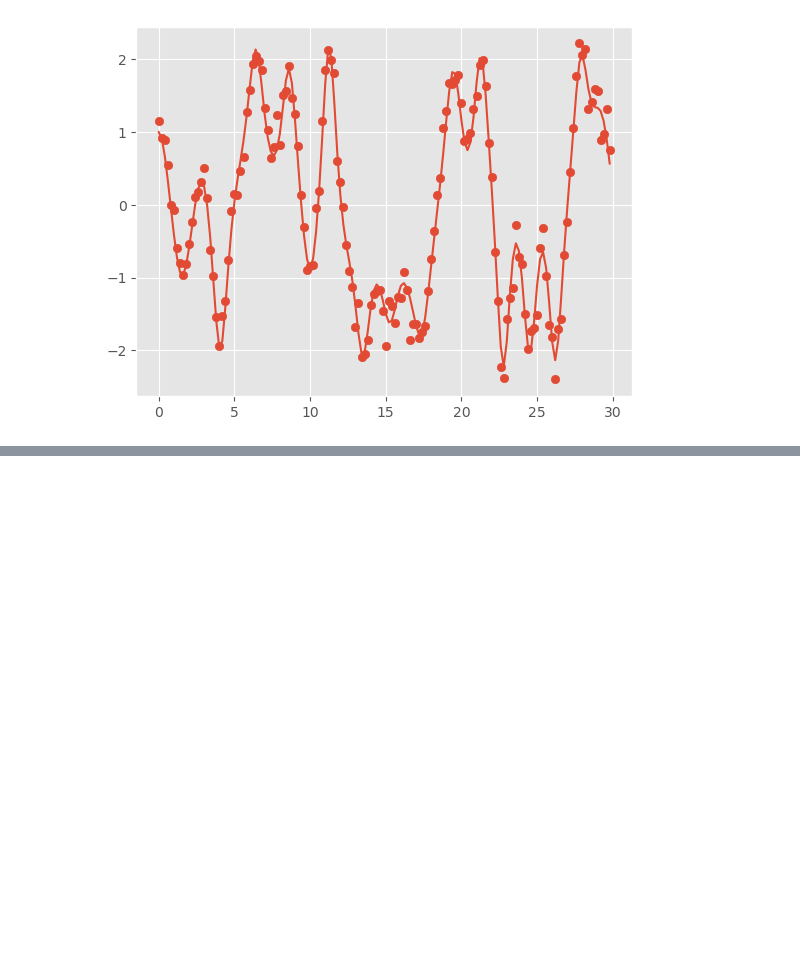
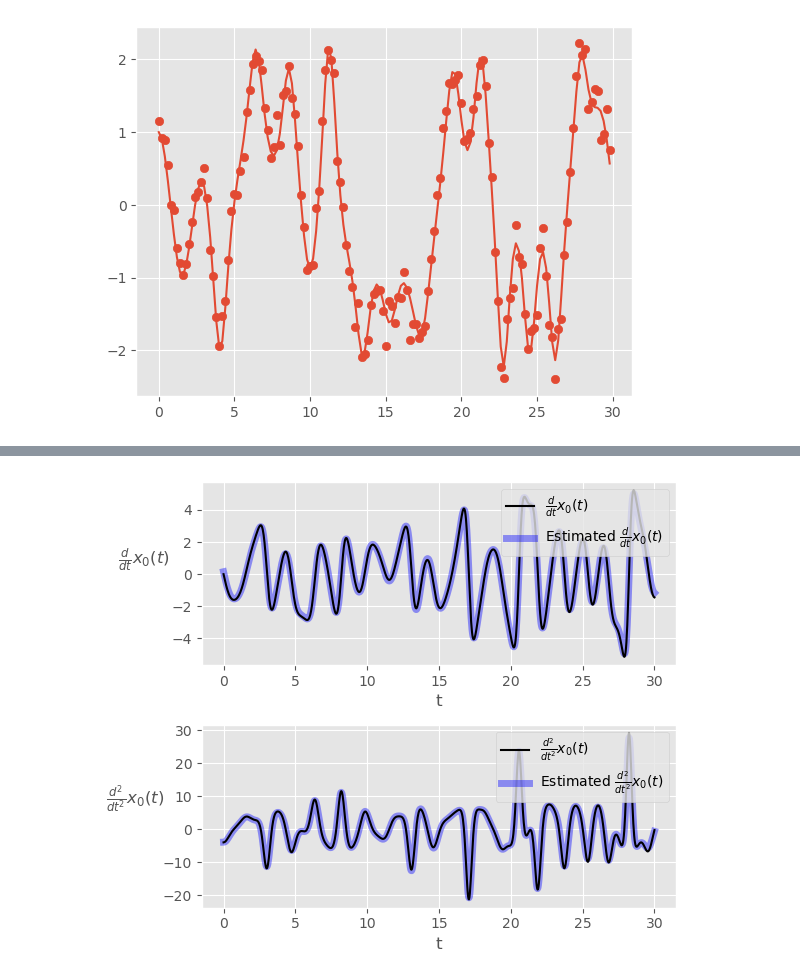
Before and after one commit to AHsu98/jsindy, a Jupyter notebook: paper-examples/higher-order/coupled_duffing.ipynb, the cells around one changed output, grey strips where cells are left out. Saved outputs shown, nothing was run; the diff lists cells and outputs as text; code cells hidden in the pictures; blank space fills up the shorter version.

```diff
--- a/paper-examples/higher-order/coupled_duffing.ipynb
+++ b/paper-examples/higher-order/coupled_duffing.ipynb
@@ -273,0 +344,25 @@ plt.show()
+# %%
+true_xdot = jax.vmap(lambda t:sol.evaluate(t)[:,1])(t_fine)
+true_xddot = jax.vmap(lambda t:ode_f(t,sol.evaluate(t),all_args)[:,1])(t_fine)
+pred_xdot = model.traj_model.derivative(t_fine,model.z,1)
+pred_xddot = model.traj_model.derivative(t_fine,model.z,2)
+
+plt.figure(figsize=(6,5))
+plt.subplot(2,1,1)
+plt.plot(t_fine, true_xdot[:,dim],label = r'$\frac{d}{dt}x_0(t)$', c='black',zorder=2)
+plt.plot(t_fine, pred_xdot[:,dim], label=r'Estimated $\frac{d}{dt}x_0(t)$',
+         linestyle='-',c='blue', alpha=0.4,lw=5,zorder=1)
+plt.legend(loc = 'upper right')
+plt.xlabel(r"t")
+plt.ylabel(r"$\frac{d}{dt}x_0(t)$",rotation = 0,labelpad = 20)
+plt.subplot(2,1,2)
+plt.plot(t_fine, true_xddot[:,dim],label = r'$\frac{d^2}{dt^2}x_0(t)$', c='black',zorder=2)
+plt.plot(t_fine, pred_xddot[:,dim], label=r'Estimated $\frac{d^2}{dt^2}x_0(t)$',
+         linestyle='-',c='blue', alpha=0.4,lw=5,zorder=1)
+plt.legend(loc = 'upper right')
+plt.xlabel(r"t")
+plt.ylabel(r"$\frac{d^2}{dt^2}x_0(t)$",rotation = 0,labelpad = 20)
+plt.tight_layout()
+plt.savefig("figures_coupled_duffing/cduff_deriv_estimates.pdf")
+# %% [output]
+[figure, added]
```
Also changed, not shown: parts of 14 cells of this notebook, 4 other files.
